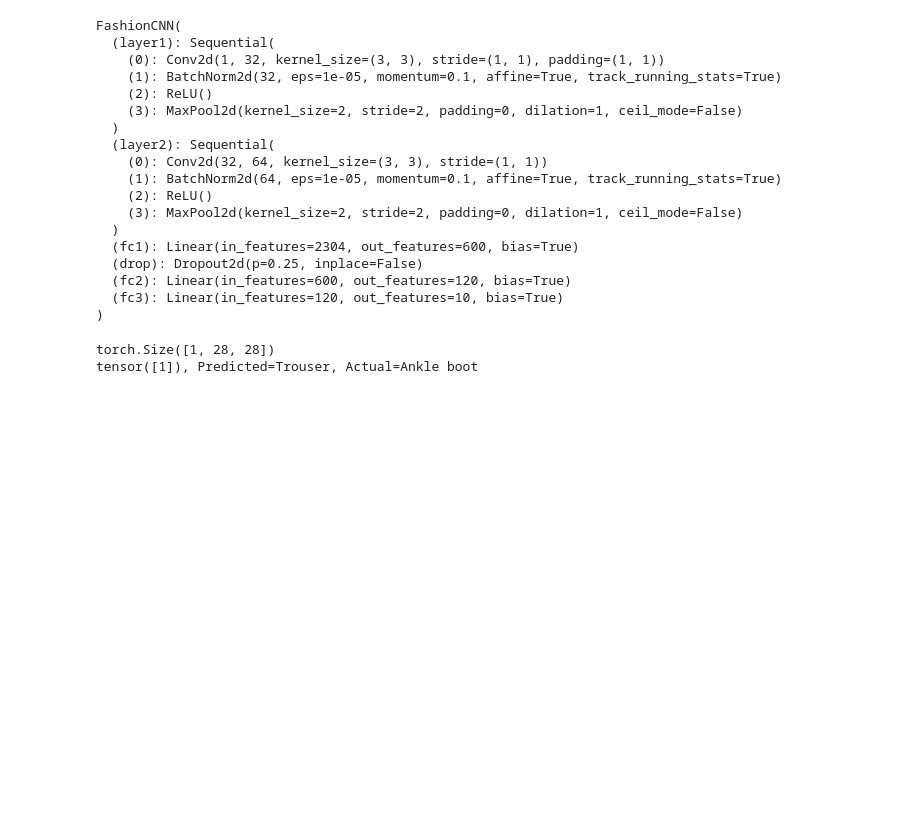
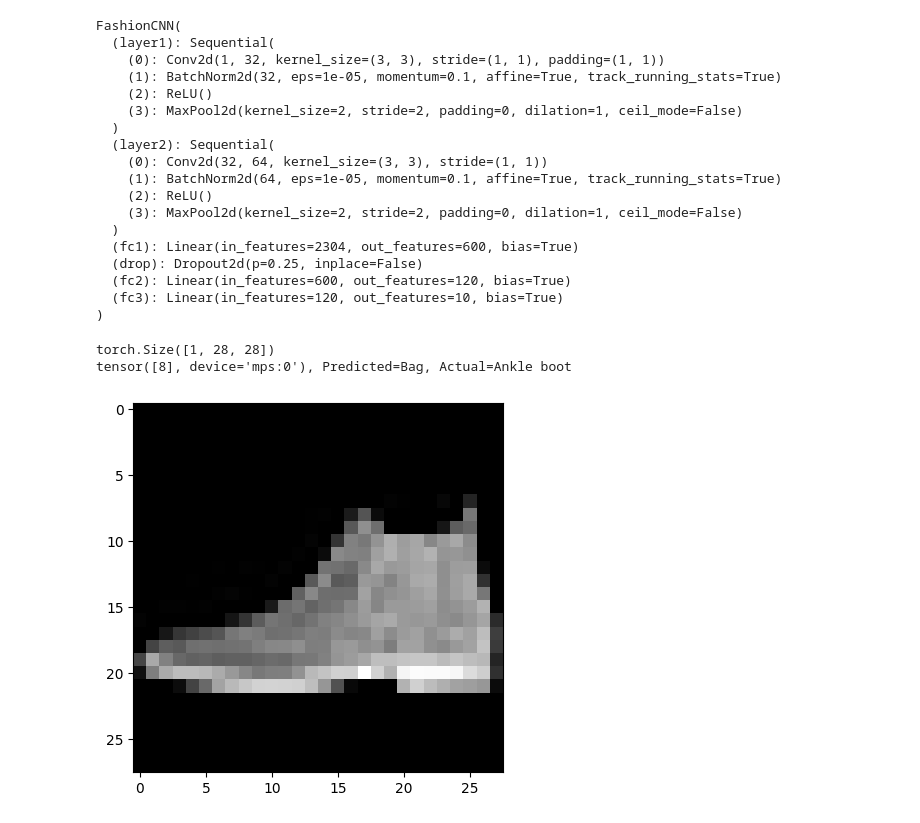
Before and after one commit to mehrshadshams/deeplearningnotebooks, a Jupyter notebook: 02-Vision/Fashion_MNIST.ipynb, the cells around one changed output. Cells and saved outputs as stored; diff of their text form; code cells hidden in the pictures; blank space fills up the shorter version.

```diff
--- a/02-Vision/Fashion_MNIST.ipynb
+++ b/02-Vision/Fashion_MNIST.ipynb
@@ -80,3 +92,8 @@ class FashionCNN(nn.Module):
         return out
 # %%
 device = torch.device("cuda:0" if torch.cuda.is_available() else "cpu")
+
+if torch.mps is not None:
+    device = torch.device("mps")
+
+print(f"Using device {device}")
@@ -109,16 +128,22 @@ FashionCNN(
   (fc3): Linear(in_features=120, out_features=10, bias=True)
 )
 # %%
-with torch.no_grad():
-    for image, labels in train_dataset:
-        print(image.shape)
-        output = model(image.unsqueeze(0))
-        predicted = torch.max(output, 1)[1]
-        print(f"{predicted}, Predicted={train_dataset.classes[predicted]}, Actual={train_dataset.classes[labels]}")
-        break
+def predict(model, test_dataset):
+    with torch.no_grad():
+        for image, labels in test_dataset:
+            print(image.shape)
+            image = image.to(device)
+            plt.imshow(image.squeeze().cpu(), cmap='gray')
+            output = model(image.unsqueeze(0))
+            predicted = torch.max(output, 1)[1]
+            print(f"{predicted}, Predicted={train_dataset.classes[predicted]}, Actual={train_dataset.classes[labels]}")
+            break
-# %% [output]
-torch.Size([1, 28, 28])
-tensor([1]), Predicted=Trouser, Actual=Ankle boot
+# %%
+predict(model, test_dataset)
+# %% [output]
+torch.Size([1, 28, 28])
+tensor([8], device='mps:0'), Predicted=Bag, Actual=Ankle boot
+[figure, added]
 # %%
 num_epochs = 5
 count = 0
```
Also changed, not shown: parts of 7 cells of this notebook, 5 other files.
